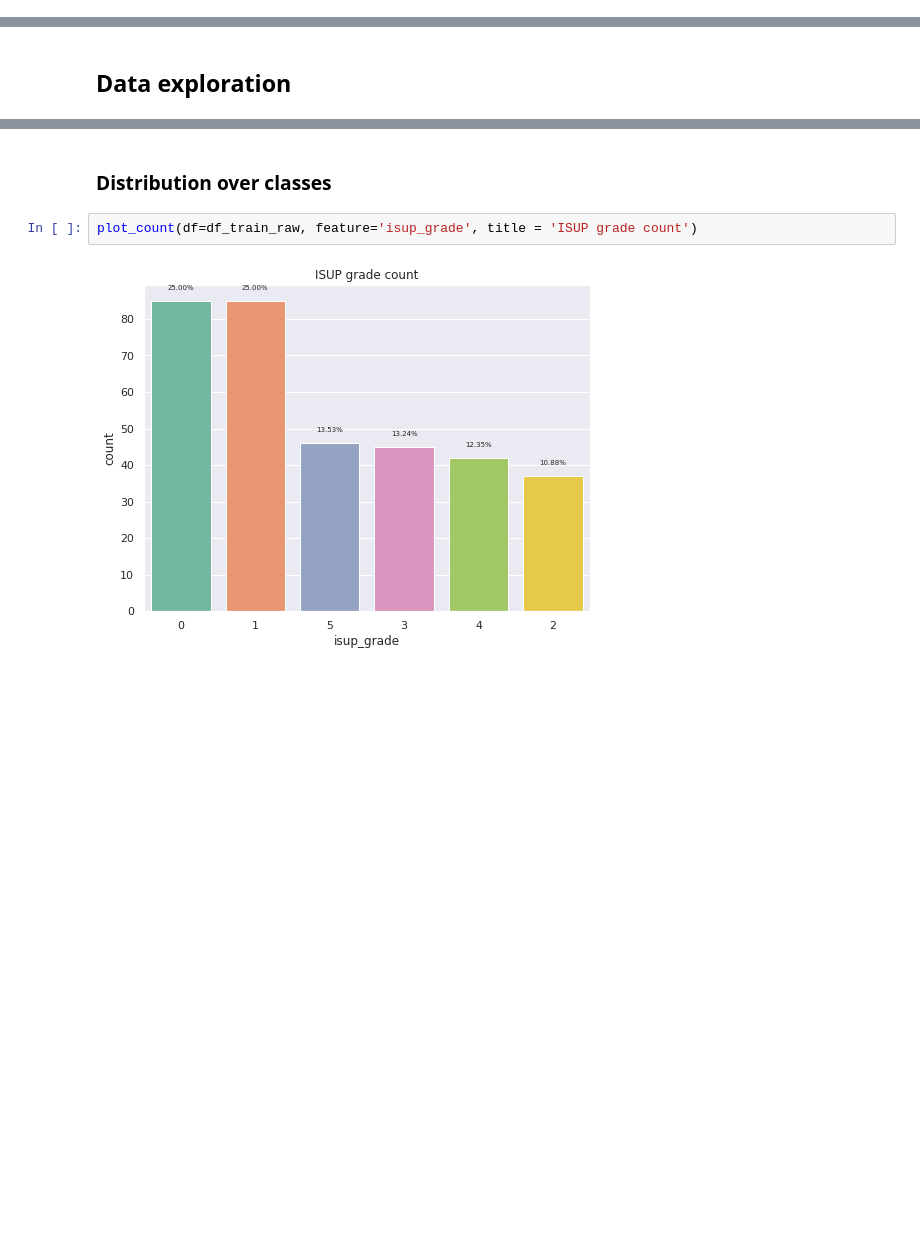
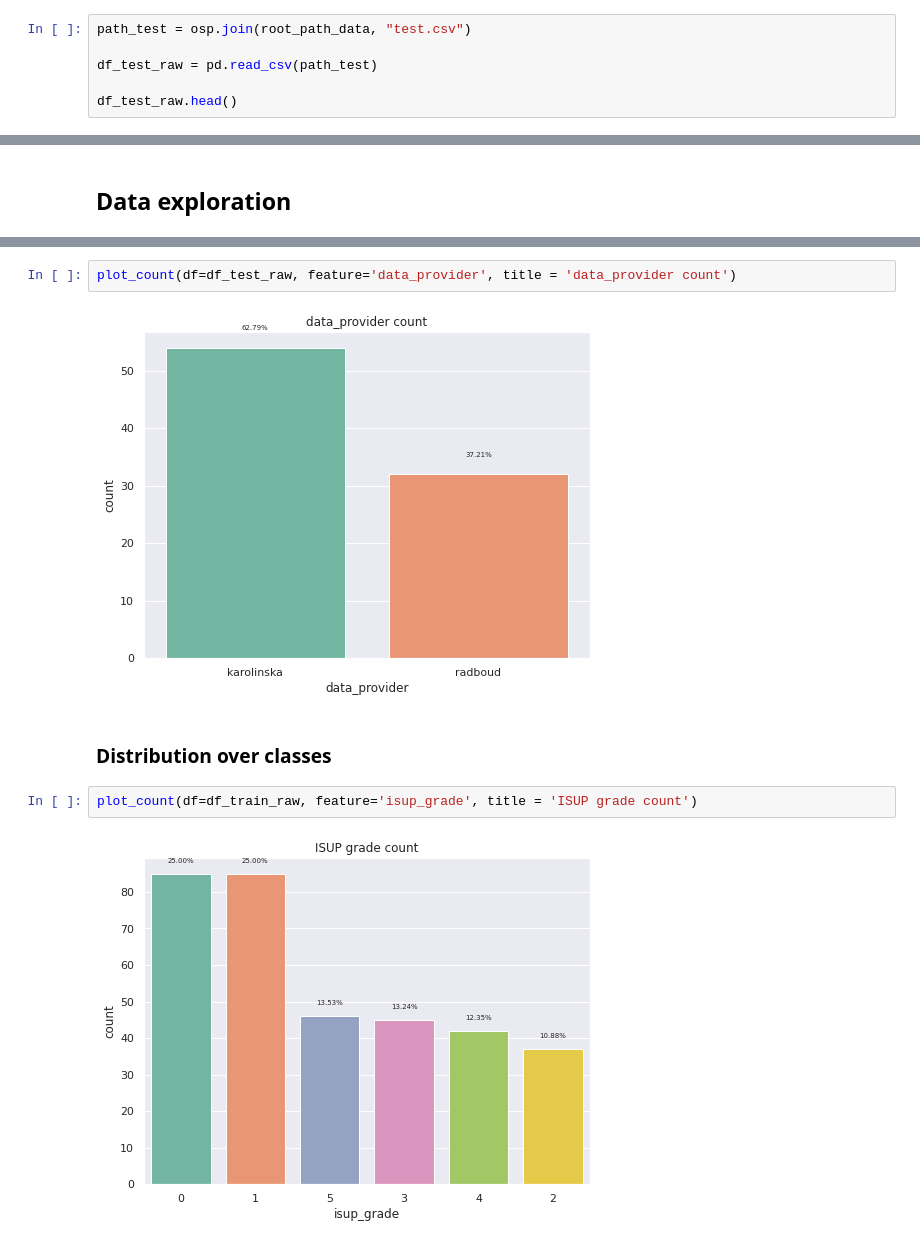
Before and after one commit to clementapa/Prostate-Cancer-Image-Classification, a Jupyter notebook: data_analysis.ipynb, the cells around one changed output, grey strips where cells are left out. Cells and saved outputs as stored; diff of their text form; blank space fills up the shorter version.

```diff
--- a/data_analysis.ipynb
+++ b/data_analysis.ipynb
@@ -32,0 +22,6 @@ import matplotlib as mpl
+# %%
+path_test = osp.join(root_path_data, "test.csv")
+
+df_test_raw = pd.read_csv(path_test)
+
+df_test_raw.head()
@@ -52,6 +54,10 @@ def plot_count(df, feature, title='', size=2):
 plot_count(df=df_train_raw, feature='data_provider', title = 'data_provider count')
 # %% [output]
 [figure]
+# %%
+plot_count(df=df_test_raw, feature='data_provider', title = 'data_provider count')
+# %% [output]
+[figure, added]
 # %% [markdown]
 ### Distribution over classes
 # %%
```
Also changed, not shown: parts of 9 cells of this notebook.
